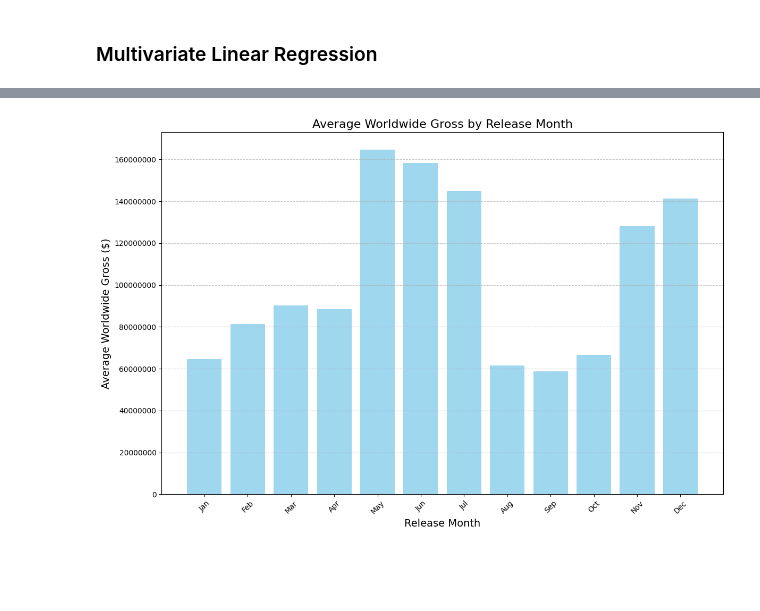
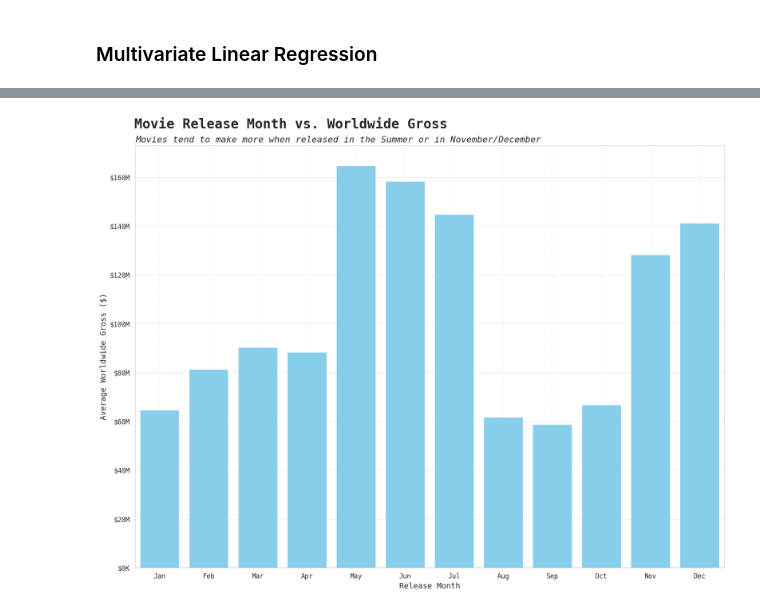
Before and after one commit to louis-porter/between-the-lines, a Jupyter notebook: articles/myfyf-10x-rule/10x_rule.ipynb, the cells around one changed output, grey strips where cells are left out. Saved outputs shown, nothing was run; the diff lists cells and outputs as text; code cells hidden in the pictures; blank space fills up the shorter version.

```diff
--- a/articles/myfyf-10x-rule/10x_rule.ipynb
+++ b/articles/myfyf-10x-rule/10x_rule.ipynb
@@ -247,29 +352,54 @@ Try using .loc[row_indexer,col_indexer] = value instead
 See the caveats in the documentation: https://pandas.pydata.org/pandas-docs/stable/user_guide/indexing.html#returning-a-view-versus-a-copy
   X['production_budget'] = X['production_budget'] / 1_000_000  # Convert to millions
 # %%
-plt.figure(figsize=(12, 8))
+plt = set_chart_style()
 
 # Group by month and calculate mean worldwide gross
 monthly_avg = df.groupby('release_month')['worldwide_gross'].mean().reset_index()
 
-# Create bar chart
-plt.bar(monthly_avg['release_month'], monthly_avg['worldwide_gross'], color='skyblue', alpha=0.8)
+# Create bar chart with positions that match your ticks
+plt.bar(monthly_avg['release_month'], monthly_avg['worldwide_gross'], color='skyblue', alpha=1)
 
-# Add title and labels
-plt.title('Average Worldwide Gross by Release Month', fontsize=16)
+# Add title and labels with proper positioning
+fig = plt.gcf()
+fig.suptitle('Movie Release Month vs. Worldwide Gross',
+             fontweight='bold',
+             fontsize=24,
+             fontfamily='monospace', y=1, x=0.31)  # Remove manual positioning
+
+# Add subtitle with centered positioning
+plt.figtext(0.385, 0.95,  # x position centered (0.5)
+            'Movies tend to make more when released in the Summer or in November/December',
+            ha='center',  # horizontal alignment
+            fontsize=16,
+            fontfamily='monospace',
+            style='italic')
+
+def millions_formatter(x, pos):
+    if x >= 1e9:
+        return f'${x/1e9:.1f}B'
+    elif x >= 1e6:
+        return f'${x/1e6:.0f}M'
+    else:
+        return f'${x/1e3:.0f}K'
+
+# Apply the formatter to y-axis
+plt.gca().yaxis.set_major_formatter(ticker.FuncFormatter(millions_formatter))
 plt.xlabel('Release Month', fontsize=14)
 plt.ylabel('Average Worldwide Gross ($)', fontsize=14)
 
-# Format x-axis to show month names
+# Format x-axis to show month names that align with your data
 months = ['Jan', 'Feb', 'Mar', 'Apr', 'May', 'Jun', 'Jul', 'Aug', 'Sep', 'Oct', 'Nov', 'Dec']
-plt.xticks(range(1, 13), months, rotation=45)
+plt.xticks(range(1, 13), months)
+
+# Set the x-axis limits to match your data range
+plt.xlim(0.5, 12.5)  # This ensures proper padding around the bars
 
 plt.grid(True, linestyle='--', alpha=0.7, axis='y')
-plt.ticklabel_format(style='plain', axis='y')
 plt.tight_layout()
 plt.show()
 # %% [output]
-[figure, old version]
+[figure, new version]
 # %%
 
 # Convert production_budget to numeric if it's not already
```
Also changed, not shown: parts of 11 cells of this notebook.
